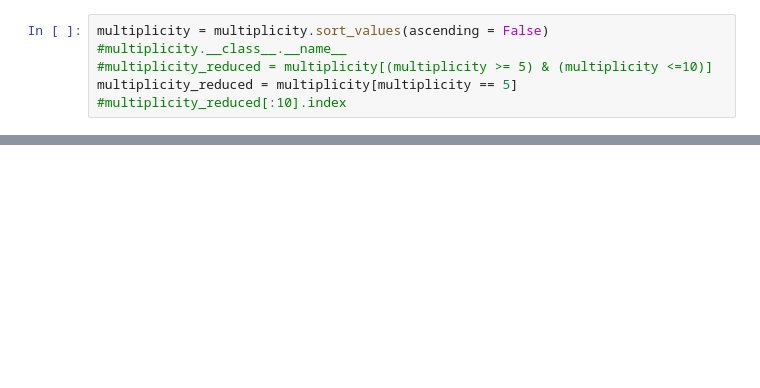
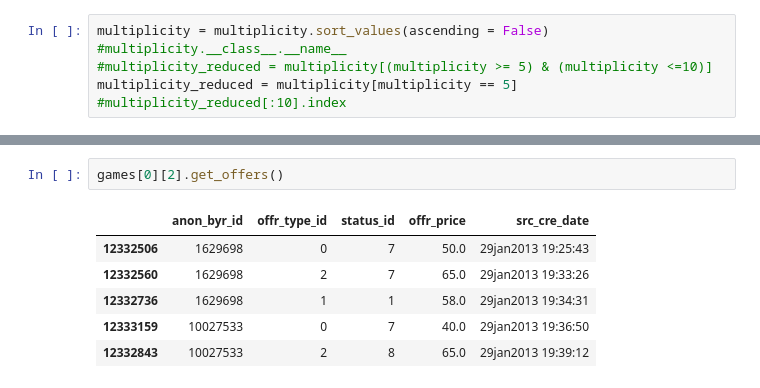
Before and after one commit to zommi/ebay_matching_market_analysis, a Jupyter notebook: main.ipynb, the cells around one changed output, grey strips where cells are left out. Drawn from its saved outputs; the diff is of its cells as text; blank space fills up the shorter version.

```diff
--- a/main.ipynb
+++ b/main.ipynb
@@ -88,3 +96,12 @@ for j in range(5,20):
 # %% [output]
 Progress: 100.0%
+# %%
+games[0][2].get_offers()
+# %% [output]
+|  | anon_byr_id | offr_type_id | status_id | offr_price | src_cre_date |
+| 12332506 | 1629698 | 0 | 7 | 50.0 | 29jan2013 19:25:43 |
+| 12332560 | 1629698 | 2 | 7 | 65.0 | 29jan2013 19:33:26 |
+| 12332736 | 1629698 | 1 | 1 | 58.0 | 29jan2013 19:34:31 |
+| 12333159 | 10027533 | 0 | 7 | 40.0 | 29jan2013 19:36:50 |
+| 12332843 | 10027533 | 2 | 8 | 65.0 | 29jan2013 19:39:12 |
 # %%
```
Also changed, not shown: parts of 7 cells of this notebook.
